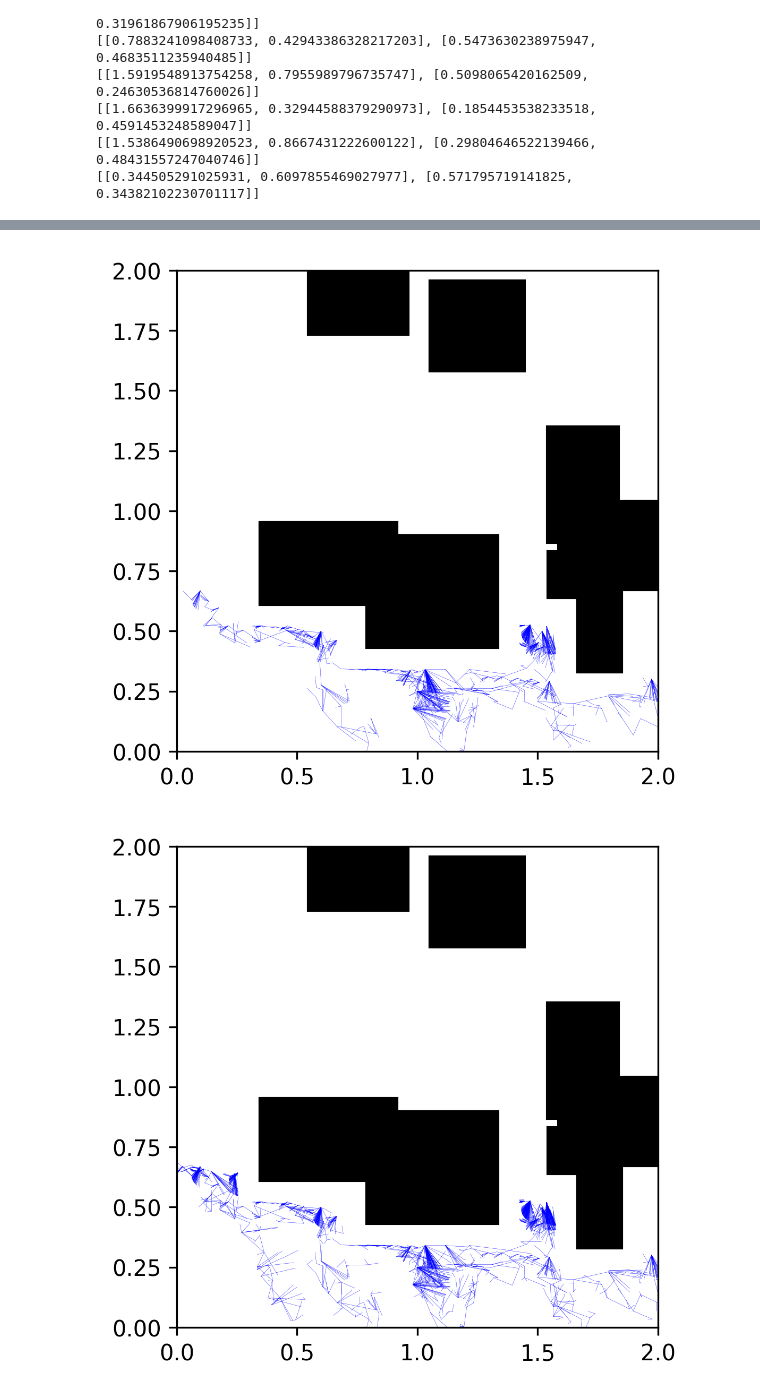
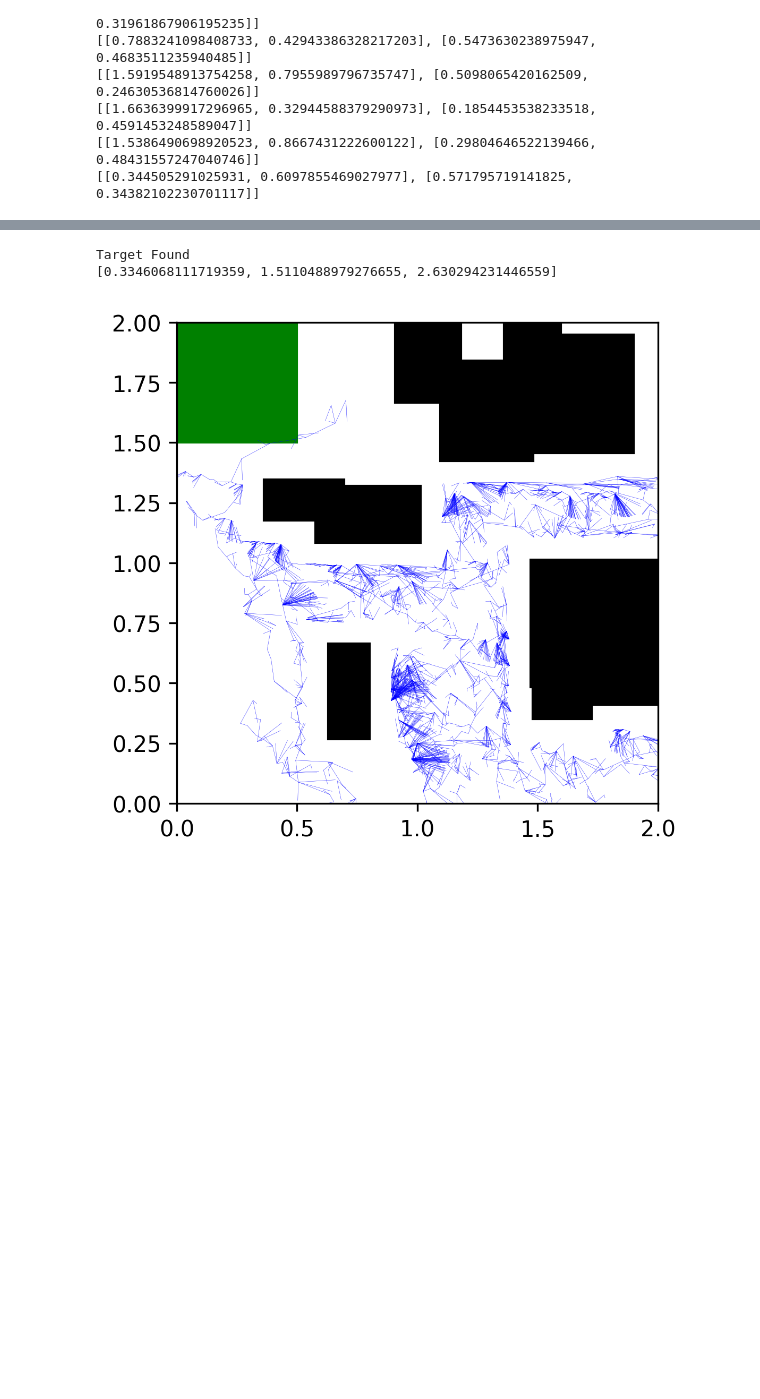
Before and after one commit to samer1248/ECE209AS-Lab2, a Jupyter notebook: project2.ipynb, the cells around one changed output, grey strips where cells are left out. Drawn from its saved outputs; the diff is of its cells as text; code cells hidden in the pictures; blank space fills up the shorter version.

```diff
--- a/project2.ipynb
+++ b/project2.ipynb
@@ -12,7 +12,7 @@ wheel_sep = 0.09
 tail_dist = 0.075
 robot_height = tail_dist  + wheel_radius
 # %%
-def show_world(obstacles = [[[0.5,0.5],[0.1,0.5]], [[0.8,0.5],[0.01,0.03]]],oneway = None,dimensions = [2,2]):
+def show_world(obstacles = [[[0.5,0.5],[0.1,0.5]], [[0.8,0.5],[0.01,0.03]]],oneway = None, target = None,dimensions = [2,2]):
     plt.rcParams['figure.dpi'] = 300
     fig = plt.figure()
     ax=fig.add_subplot(111)
@@ -24,6 +24,9 @@ def show_world(obstacles = [[[0.5,0.5],[0.1,0.5]], [[0.8,0.5],[0.01,0.03]]],onew
     if oneway is not None:
         for ow in oneway:
             ax.add_patch(patches.Rectangle((ow[0][0],ow[0][1]),ow[1][0],ow[1][1],color='y'))
+    if target is not None:
+
+        ax.add_patch(patches.Rectangle((target[0][0],target[0][1]),target[1][0],target[1][1],color='g'))
 
     plt.axis([0,dimensions[0],0,dimensions[1]])
 #         plt.axis('equal')
@@ -407,7 +403,7 @@ check_path_for_collisions ([0,0],[np.pi/2,10,0], [ [[-1,1],[1,1]], [[-1,5],[1,1]
 # %%
 n_obstacles = 10
 world_size = 2
-np.random.seed(59711)
+np.random.seed(563121)
 obstacle_positions = np.random.uniform(0.2,world_size-0.2,[n_obstacles,2]).tolist()
 obstacle_dims = np.random.uniform(0.15,0.6,[n_obstacles,2]).tolist()
 
@@ -417,6 +413,7 @@ for i in range(n_obstacles):
 
 # obstacles_list= [[[0.5,0.5],[1,1]]]
 
-ax = show_world(obstacles_list,dimensions=[world_size,world_size])
+target = [[0,1.5],[0.5,0.5]]
+ax = show_world(obstacles_list,target = target,dimensions=[world_size,world_size])
 plot_robot([1,1,np.pi/2],ax)
 # %% [output]
@@ -440,14 +437,21 @@ xx4 = xx2 + 0.34382102230701117
 [[1.6636399917296965, 0.32944588379290973], [0.1854453538233518, 0.4591453248589047]]
 [[1.5386490698920523, 0.8667431222600122], [0.29804646522139466, 0.48431557247040746]]
 [[0.344505291025931, 0.6097855469027977], [0.571795719141825, 0.34382102230701117]]
+# %%
+def plot_rrt_evol(E):
+    ax = show_world(obstacles_list,target=target)
+    for e in E:
+        ae = np.array(e)
+        plt.plot(ae[:,0],ae[:,1],'b',linewidth =0.1)
 # %%
 np.random.seed(0)
-n_points = 10000
+n_points = 20000
 # ax = show_world(obstacles_list)
 xi = [1,0.25,0]
 V = [xi]
 E = []
 C = []
+target_found = False
 for i in range(n_points):
     xr = [np.random.uniform(0,world_size),np.random.uniform(0,world_size),np.random.uniform(0,2*np.pi)]
     d_min = 1000
@@ -468,24 +472,29 @@ for i in range(n_points):
 
         V.append(x_new)
         E.append([x_min,x_new])
-        if x_new[0]>xx1 and x_new[0]<xx3 and x_new[1]>xx2 and x_new[1]<xx4:
-            print("x_min",x_min); print("x_new",x_new); print("traj",traj); print("xr",xr); print("collision", collision)
-            ax = show_world(obstacles_list)
-            for e in E:
-                ae = np.array(e)
-                plt.plot(ae[:,0],ae[:,1],'b',linewidth =0.1)
-            ae = np.array(E[-1])
-            plt.plot(ae[:,0],ae[:,1],'r',linewidth =0.2)
+
+        if x_new[0]>target[0][0] and x_new[0]<target[0][0]+target[1][0] and x_new[1]>target[0][1] and x_new[1]<target[0][1]+target[1][1]:
+            print("Target Found")
+            print(x_new)
+            x_final = x_new
             break
+#         if x_new[0]>xx1 and x_new[0]<xx3 and x_new[1]>xx2 and x_new[1]<xx4:
+#             print("x_min",x_min); print("x_new",x_new); print("traj",traj); print("xr",xr); print("collision", collision)
+#             ax = show_world(obstacles_list)
+#             for e in E:
+#                 ae = np.array(e)
+#                 plt.plot(ae[:,0],ae[:,1],'b',linewidth =0.1)
+#             ae = np.array(E[-1])
+#             plt.plot(ae[:,0],ae[:,1],'r',linewidth =0.2)
+#             break
 #         print(x,x_new,traj)
 #         ae = np.array([x,x_new])
 #         ax = show_world(obstacles_list)
 #         plt.plot(ae[:,0],ae[:,1],'b')
 #         plt.show()
-    if i%1000==0 or i==n_points -1:
-        ax = show_world(obstacles_list)
-        for e in E:
-            ae = np.array(e)
-            plt.plot(ae[:,0],ae[:,1],'b',linewidth =0.1)
+    if i%2000==0 or i==n_points -1:
+         plot_rrt_evol(E)
         plt.show()
+plot_rrt_evol(E)
+plt.show()
 # %% [output]
@@ -494,2 +503,3 @@ for i in range(n_points):
+Target Found
+[0.3346068111719359, 1.5110488979276655, 2.630294231446559]
-[figure, old version]
+[figure, new version]
-[figure, removed]
```
Also changed, not shown: parts of 6 cells of this notebook, 2 other files.
